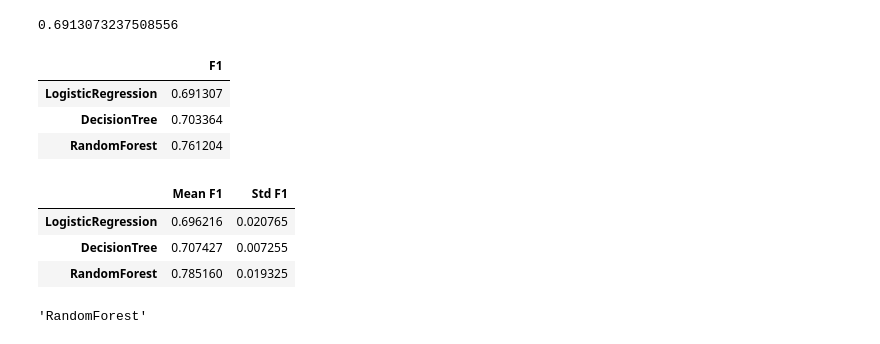
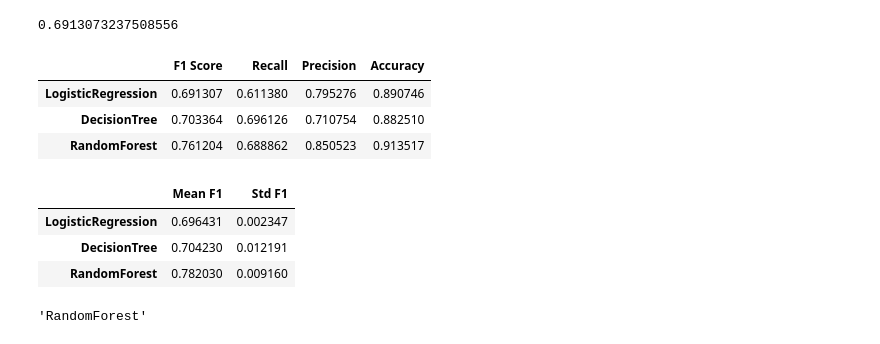
Before and after one commit to janekrajt-tech/ML_Uppgift_Jan_Rajt, a Jupyter notebook: ML_Uppgift1_Jan_Rajt.ipynb, the cells around one changed output. Saved outputs shown, nothing was run; the diff lists cells and outputs as text; code cells hidden in the pictures.

```diff
--- a/ML_Uppgift1_Jan_Rajt.ipynb
+++ b/ML_Uppgift1_Jan_Rajt.ipynb
@@ -189,41 +189,47 @@ preprocessor_tree = ColumnTransformer([
 logreg_pipeline = Pipeline([
     ('preprocessing', preprocessor),
     ('model', LogisticRegression(max_iter=2000))
 ])
 
 dt_pipeline = Pipeline([
     ('preprocessing', preprocessor_tree),
     ('model', DecisionTreeClassifier(random_state=42))
 ])
 
 rf_pipeline = Pipeline([
     ('preprocessing', preprocessor_tree),
     ('model', RandomForestClassifier(random_state=42))
 ])
 
 
 models = {
     'LogisticRegression': logreg_pipeline,
     'DecisionTree': dt_pipeline,
     'RandomForest': rf_pipeline
 
 }
 results = {}
 for name, model in models.items():
     model.fit(X_train, y_train)
     y_pred = model.predict(X_test)
-    results[name] = f1_score(y_test, y_pred)
 
+    results[name] ={
+        "F1 Score": f1_score(y_test, y_pred),
+        "Recall": recall_score(y_test,y_pred),
+        "Precision":precision_score(y_test,y_pred),
+        "Accuracy": accuracy_score(y_test,y_pred)
 
-results_df = pd.DataFrame.from_dict(results, orient='index', columns=['F1'])
+    }
+
+results_df = pd.DataFrame.from_dict(results, orient='index')
 results_df
 # %% [output]
-|  | F1 |
-| LogisticRegression | 0.691307 |
-| DecisionTree | 0.703364 |
-| RandomForest | 0.761204 |
+|  | F1 Score | Recall | Precision | Accuracy |
+| LogisticRegression | 0.691307 | 0.611380 | 0.795276 | 0.890746 |
+| DecisionTree | 0.703364 | 0.696126 | 0.710754 | 0.882510 |
+| RandomForest | 0.761204 | 0.688862 | 0.850523 | 0.913517 |
 # %%
-cv = StratifiedKFold(n_splits=5,shuffle=True,random_state=42)
+cv = StratifiedKFold(n_splits=3,shuffle=True,random_state=42)
 cv_results = {}
 for name, model in models.items():
     scores= cross_val_score(
@@ -244,9 +250,9 @@ cv_results_df.sort_values('Mean F1', ascending=False)
 display(cv_results_df)
 # %% [output]
 |  | Mean F1 | Std F1 |
-| LogisticRegression | 0.696216 | 0.020765 |
-| DecisionTree | 0.707427 | 0.007255 |
-| RandomForest | 0.785160 | 0.019325 |
+| LogisticRegression | 0.696431 | 0.002347 |
+| DecisionTree | 0.704230 | 0.012191 |
+| RandomForest | 0.782030 | 0.009160 |
 # %%
 cv_results_df['Best Score'] = (
     cv_results_df['Mean F1'] - cv_results_df['Std F1']
```
Also changed, not shown: parts of 2 cells of this notebook.
